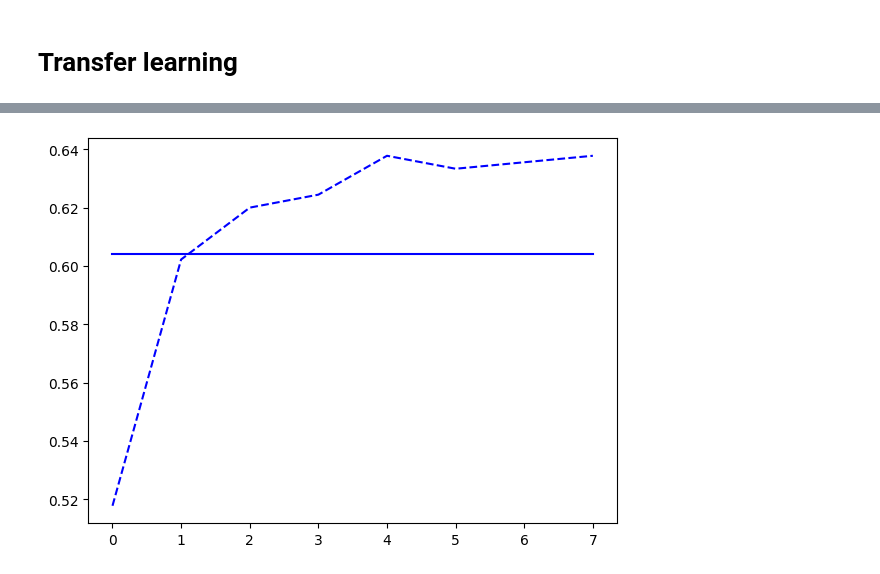
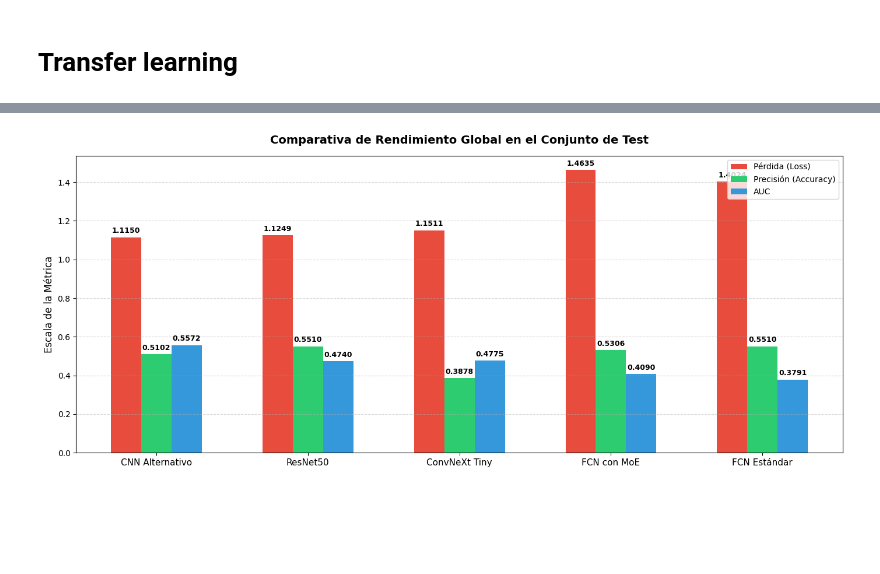
Before and after one commit to JaredMijailRE/IA-Images, a Jupyter notebook: proyecto.ipynb, the cells around one changed output, grey strips where cells are left out. Drawn from its saved outputs; the diff is of its cells as text; code cells hidden in the pictures; blank space fills up the shorter version.

```diff
--- a/proyecto.ipynb
+++ b/proyecto.ipynb
@@ -6,7 +92,7 @@
 # %%
-local = False
+local = True
 if local:
-    !uv add pypnm torch numpy matplotlib
+    !uv pip install numpy matplotlib opencv-python pandas albumentations scikit-learn seaborn
 else:
-    !pip install pypnm torch numpy matplotlib opencv-python
+    !pip install pypnm torch numpy matplotlib opencv-python pandas
 # %% [output]
@@ -45,6 +171,8 @@ import tensorflow as tf
 if local:
     ruta_carpeta = "./MIASDBv1.21"
 else:
+    from google.colab import drive
+    drive.mount('/content/drive')
     ruta_zip_drive = "/content/drive/MyDrive/6 semestre/IA/miasdbv1.21.zip"
     ruta_local_mv = "/content/mias_local"
     ruta_carpeta = os.path.join(ruta_local_mv, "MIASDBv1.21")
@@ -71,3 +199,4 @@ limite_val = int(len_imagenes * 0.85)
 files_train = imagenes[:limite_train]
 files_val = imagenes[limite_train:limite_val]
 files_test = imagenes[limite_val:]
+print(f"Imágenes encontradas en Train: {len(files_train)}")
@@ -417,7 +556,7 @@ mdb321lm D NORM
 mdb322rm D NORM
 """
 # %%
-IMG_SIZE_UNIFICADO = 1024
+IMG_SIZE_UNIFICADO = 224
 
 def extraer_etiquetas(lista_archivos, diccionario):
     meta_lista = [
@@ -921,33 +1443,54 @@ Error:
 # %%
-plt.figure(figsize=(15, 5))
+import numpy as np
+import matplotlib.pyplot as plt
 
-# Gráfica de Precisión (Accuracy)
-plt.subplot(1, 2, 1)
-plt.plot(history_fcn.history['accuracy'], label='FCN Train Acc', linestyle='--', color='blue')
-plt.plot(history_fcn.history['val_accuracy'], label='FCN Val Acc', color='blue')
-plt.plot(history_cnn.history['accuracy'], label='CNN Train Acc', linestyle='--', color='green')
-plt.plot(history_cnn.history['val_accuracy'], label='CNN Val Acc', color='green')
-plt.plot(history_moe.history['accuracy'], label='MoE Train Acc', linestyle='--', color='orange')
-plt.plot(history_moe.history['val_accuracy'], label='MoE Val Acc', color='orange')
-plt.title('Comparativa de Precisión (Accuracy)')
-plt.xlabel('Época')
-plt.ylabel('Accuracy')
-plt.legend()
-plt.grid(True)
+model_cnn.load_weights('mejor_model_cnn.weights.h5')
+model_resnet.load_weights('mejor_model_resnet.weights.h5')
+model_convnext.load_weights('mejor_model_convnext.weights.h5')
+model_fcn_moe.load_weights('mejor_model_fcn_moe.weights.h5')
+model_fcn.load_weights('mejor_model_fcn.weights.h5')
 
-# Gráfica de Pérdida (Loss)
-plt.subplot(1, 2, 2)
-plt.plot(history_fcn.history['loss'], label='FCN Train Loss', linestyle='--', color='blue')
-plt.plot(history_fcn.history['val_loss'], label='FCN Val Loss', color='blue')
-plt.plot(history_cnn.history['loss'], label='CNN Train Loss', linestyle='--', color='green')
-plt.plot(history_cnn.history['val_loss'], label='CNN Val Loss', color='green')
-plt.plot(history_moe.history['loss'], label='MoE Train Loss', linestyle='--', color='orange')
-plt.plot(history_moe.history['val_loss'], label='MoE Val Loss', color='orange')
-plt.title('Comparativa de Función de Pérdida (Loss)')
-plt.xlabel('Época')
-plt.ylabel('Loss')
-plt.legend()
-plt.grid(True)
+test_loss_cnn, test_acc_cnn, test_auc_cnn = model_cnn.evaluate(X_test_final, y_test, batch_size=BATCH_SIZE, verbose=0)
+test_loss_resnet, test_acc_resnet, test_auc_resnet = model_resnet.evaluate(X_test_final, y_test, batch_size=BATCH_SIZE, verbose=0)
+test_loss_convnext, test_acc_convnext, test_auc_convnext = model_convnext.evaluate(X_test_final, y_test, batch_size=BATCH_SIZE, verbose=0)
+test_loss_moe, test_acc_moe, test_auc_moe = model_fcn_moe.evaluate(X_test_final, y_test, batch_size=BATCH_SIZE, verbose=0)
+test_loss_fcn, test_acc_fcn, test_auc_fcn = model_fcn.evaluate(X_test_final, y_test, batch_size=BATCH_SIZE, verbose=0)
+
+modelos = ['CNN Alternativo', 'ResNet50', 'ConvNeXt Tiny', 'FCN con MoE', 'FCN Estándar']
+metricas = ['Pérdida', 'Precisión', 'AUC']
+
+valores_loss = [test_loss_cnn, test_loss_resnet, test_loss_convnext, test_loss_moe, test_loss_fcn]
+valores_acc = [test_acc_cnn, test_acc_resnet, test_acc_convnext, test_acc_moe, test_acc_fcn]
+valores_auc = [test_auc_cnn, test_auc_resnet, test_auc_convnext, test_auc_moe, test_auc_fcn]
+
+x = np.arange(len(modelos))
+width = 0.20
+
+fig, ax = plt.subplots(figsize=(14, 6))
+
+rects1 = ax.bar(x - width, valores_loss, width, label='Pérdida (Loss)', color='#e74c3c')
+rects2 = ax.bar(x, valores_acc, width, label='Precisión (Accuracy)', color='#2ecc71')
+rects3 = ax.bar(x + width, valores_auc, width, label='AUC', color='#3498db')
+
+ax.set_title('Comparativa de Rendimiento Global en el Conjunto de Test', fontsize=14, fontweight='bold', pad=15)
+ax.set_ylabel('Escala de la Métrica', fontsize=12)
+ax.set_xticks(x)
+ax.set_xticklabels(modelos, fontsize=11)
+ax.legend(loc='upper right', fontsize=10)
+ax.grid(axis='y', linestyle='--', alpha=0.5)
+
+def autolabel(rects):
+    for rect in rects:
+        height = rect.get_height()
+        ax.annotate(f'{height:.4f}',
+                    xy=(rect.get_x() + rect.get_width() / 2, height),
+                    xytext=(0, 3),
+                    textcoords="offset points",
+                    ha='center', va='bottom', fontsize=9, fontweight='bold')
+
+autolabel(rects1)
+autolabel(rects2)
+autolabel(rects3)
 
 plt.tight_layout()
 plt.show()
@@ -956 +1498 @@ NameError: name 'history_cnn' is not defined
-[figure, old version]
+[figure, new version]
```
Also changed, not shown: parts of 65 cells of this notebook, 19 other files.
